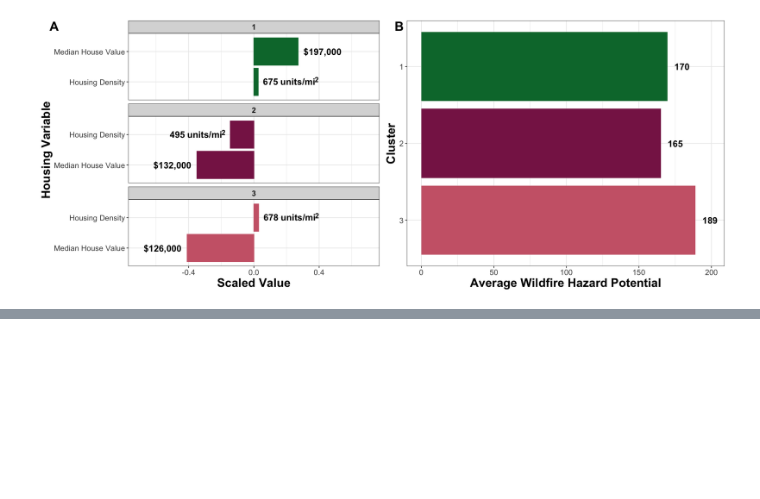
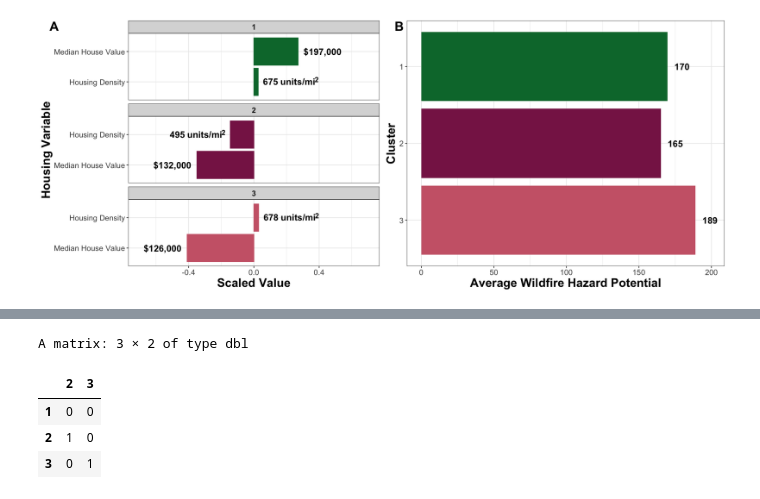
Before and after one commit to UNC-CEMALB/ENVIROSCAN, a Jupyter notebook: 4. Cluster Variable Averages/Cluster Variable Averages (Figure 4 & S1).ipynb, the cells around one changed output, grey strips where cells are left out. Saved outputs shown, nothing was run; the diff lists cells and outputs as text; code cells hidden in the pictures; blank space fills up the shorter version.

```diff
--- a/4. Cluster Variable Averages/Cluster Variable Averages (Figure 4 & S1).ipynb
+++ b/4. Cluster Variable Averages/Cluster Variable Averages (Figure 4 & S1).ipynb
@@ -339,0 +393,10 @@ ggsave(Figure5,
+# %%
+# contrasts show what clusters are being compared in anova
+# these comparisons aren't what we want so I changed them below
+contrasts(whp_cluster_df$Cluster)
+# %% [output]
+A matrix: 3 × 2 of type dbl
+|  | 2 | 3 |
+| 1 | 0 | 0 |
+| 2 | 1 | 0 |
+| 3 | 0 | 1 |
```
Also changed, not shown: parts of 15 cells of this notebook.
